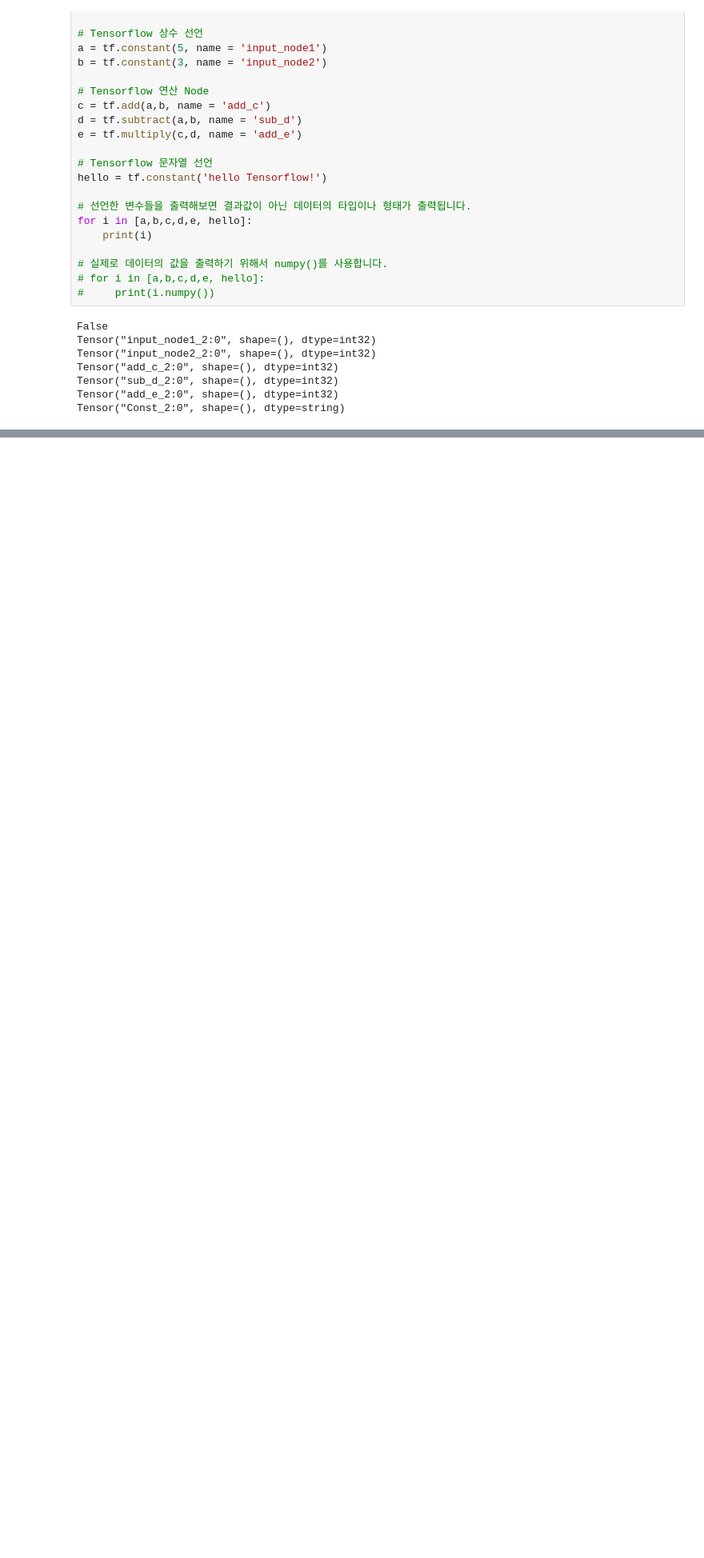
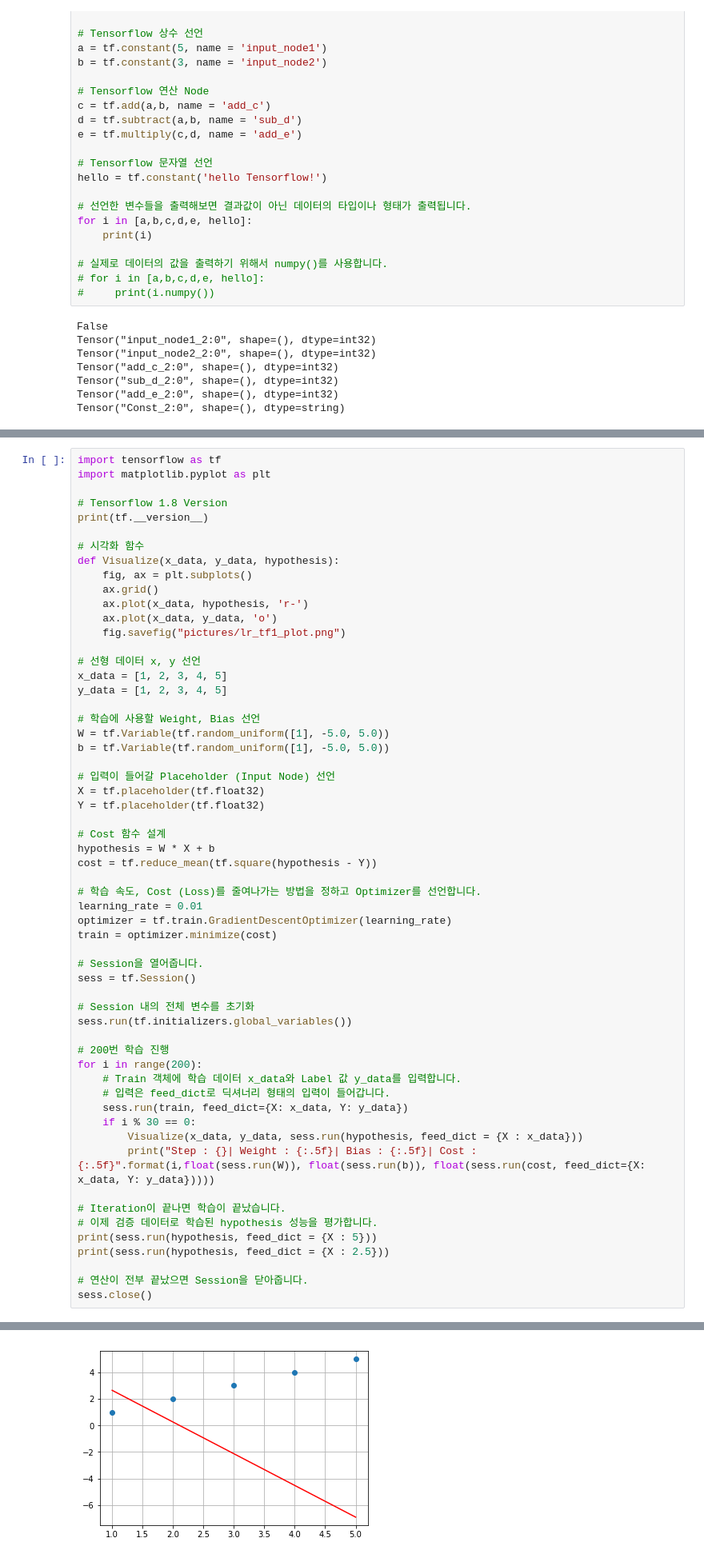
Before and after one commit to herbwood/study_datascience, a Jupyter notebook: yangjaehub/14.tensorflow.ipynb, the cells around one changed output, grey strips where cells are left out. Shown at 80% size. Cells and saved outputs as stored; diff of their text form; blank space fills up the shorter version.

Commit message:
tensorflow학습 마무리(0720)

```diff
--- a/yangjaehub/14.tensorflow.ipynb
+++ b/yangjaehub/14.tensorflow.ipynb
@@ -37,0 +242,59 @@ Tensor("Const_2:0", shape=(), dtype=string)
+# %%
+import tensorflow as tf
+import matplotlib.pyplot as plt
+
+# Tensorflow 1.8 Version
+print(tf.__version__)
+
+# 시각화 함수
+def Visualize(x_data, y_data, hypothesis):
+    fig, ax = plt.subplots()
+    ax.grid()
+    ax.plot(x_data, hypothesis, 'r-')
+    ax.plot(x_data, y_data, 'o')
+    fig.savefig("pictures/lr_tf1_plot.png")
+
+# 선형 데이터 x, y 선언
+x_data = [1, 2, 3, 4, 5]
+y_data = [1, 2, 3, 4, 5]
+
+# 학습에 사용할 Weight, Bias 선언
+W = tf.Variable(tf.random_uniform([1], -5.0, 5.0))
+b = tf.Variable(tf.random_uniform([1], -5.0, 5.0))
+
+# 입력이 들어갈 Placeholder (Input Node) 선언
+X = tf.placeholder(tf.float32)
+Y = tf.placeholder(tf.float32)
+
+# Cost 함수 설계
+hypothesis = W * X + b
+cost = tf.reduce_mean(tf.square(hypothesis - Y))
+
+# 학습 속도, Cost (Loss)를 줄여나가는 방법을 정하고 Optimizer를 선언합니다.
+learning_rate = 0.01
+optimizer = tf.train.GradientDescentOptimizer(learning_rate)
+train = optimizer.minimize(cost)
+
+# Session을 열어줍니다.
+sess = tf.Session()
+
+# Session 내의 전체 변수를 초기화
+sess.run(tf.initializers.global_variables())
+
+# 200번 학습 진행
+for i in range(200):
+    # Train 객체에 학습 데이터 x_data와 Label 값 y_data를 입력합니다.
+    # 입력은 feed_dict로 딕셔너리 형태의 입력이 들어갑니다.
+    sess.run(train, feed_dict={X: x_data, Y: y_data})
+    if i % 30 == 0:
+        Visualize(x_data, y_data, sess.run(hypothesis, feed_dict = {X : x_data}))
+        print("Step : {}| Weight : {:.5f}| Bias : {:.5f}| Cost : {:.5f}".format(i,float(sess.run(W)), float(sess.run(b)), float(sess.run(cost, feed_dict={X: x_data, Y: y_data}))))
+
+# Iteration이 끝나면 학습이 끝났습니다.
+# 이제 검증 데이터로 학습된 hypothesis 성능을 평가합니다.
+print(sess.run(hypothesis, feed_dict = {X : 5}))
+print(sess.run(hypothesis, feed_dict = {X : 2.5}))
+
+# 연산이 전부 끝났으면 Session을 닫아줍니다.
+sess.close()
+# %% [output]
@@ -37,0 +311 @@ Tensor("Const_2:0", shape=(), dtype=string)
+[figure, added]
```
Also changed, not shown: parts of 16 cells of this notebook.
